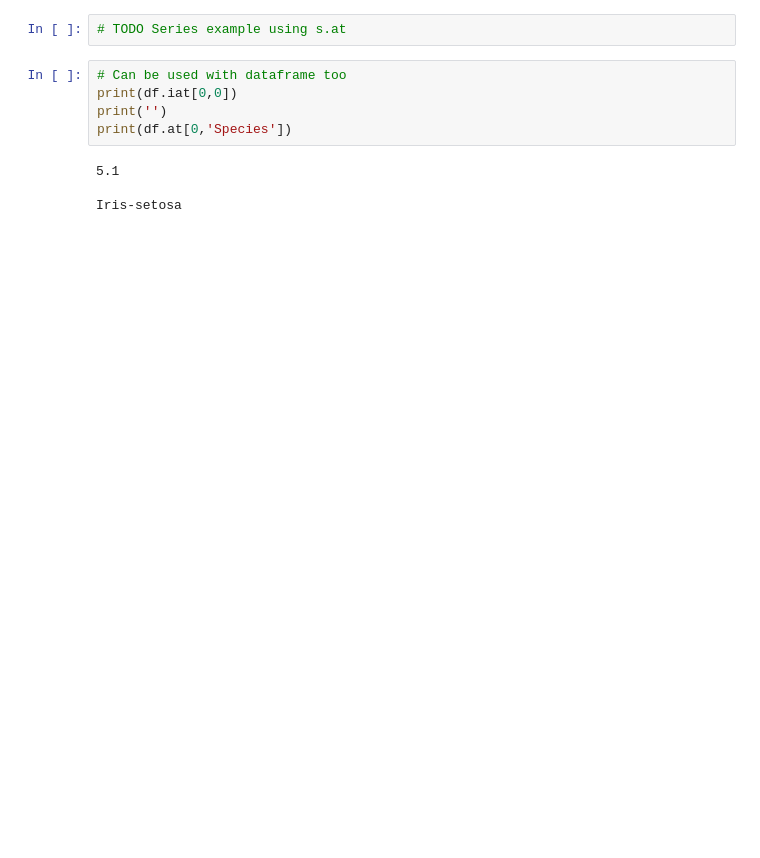
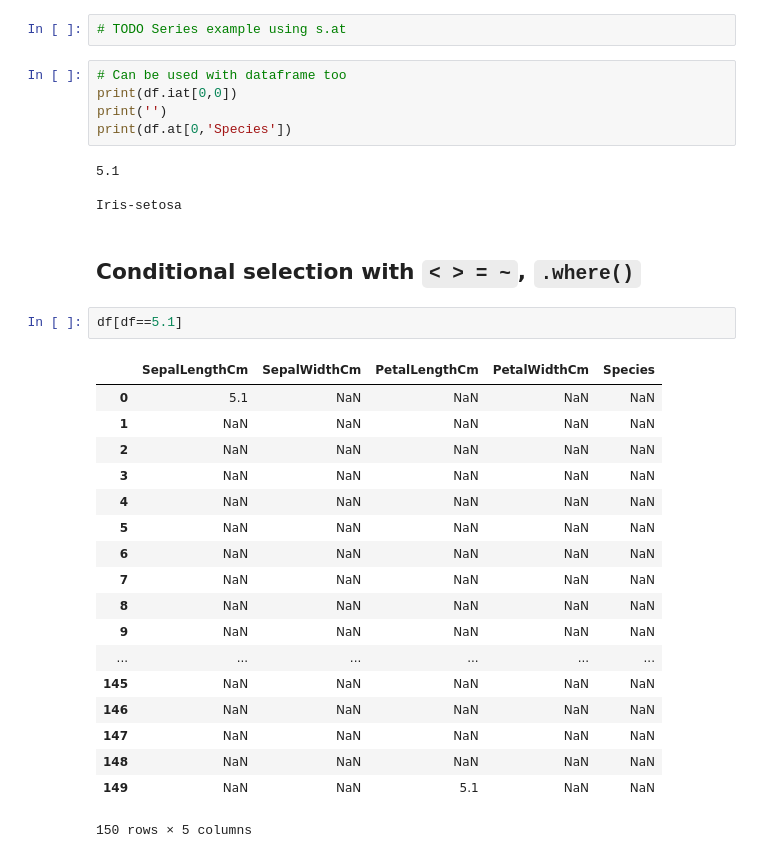
Before and after one commit to ryubidragonfire/python-cheatsheet, a Jupyter notebook: dataframe-selection.ipynb, the cells around one changed output. Cells and saved outputs as stored; diff of their text form; blank space fills up the shorter version.

```diff
--- a/dataframe-selection.ipynb
+++ b/dataframe-selection.ipynb
@@ -106,3 +151,26 @@ print(df.at[0,'Species'])
 5.1
 
 Iris-setosa
+# %% [markdown]
+## Conditional selection with `< > = ~`, `.where()`
+# %%
+df[df==5.1]
+# %% [output]
+|  | SepalLengthCm | SepalWidthCm | PetalLengthCm | PetalWidthCm | Species |
+| 0 | 5.1 | NaN | NaN | NaN | NaN |
+| 1 | NaN | NaN | NaN | NaN | NaN |
+| 2 | NaN | NaN | NaN | NaN | NaN |
+| 3 | NaN | NaN | NaN | NaN | NaN |
+| 4 | NaN | NaN | NaN | NaN | NaN |
+| 5 | NaN | NaN | NaN | NaN | NaN |
+| 6 | NaN | NaN | NaN | NaN | NaN |
+| 7 | NaN | NaN | NaN | NaN | NaN |
+| 8 | NaN | NaN | NaN | NaN | NaN |
+| 9 | NaN | NaN | NaN | NaN | NaN |
+| ... | ... | ... | ... | ... | ... |
+| 145 | NaN | NaN | NaN | NaN | NaN |
+| 146 | NaN | NaN | NaN | NaN | NaN |
+| 147 | NaN | NaN | NaN | NaN | NaN |
+| 148 | NaN | NaN | NaN | NaN | NaN |
+| 149 | NaN | NaN | 5.1 | NaN | NaN |
+150 rows × 5 columns
```
Also changed, not shown: parts of 8 cells of this notebook.
